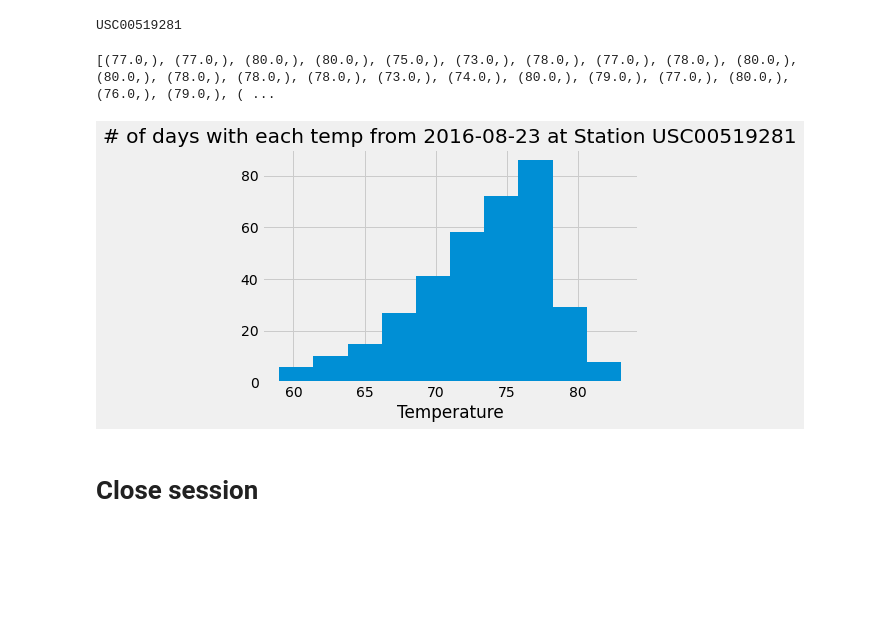
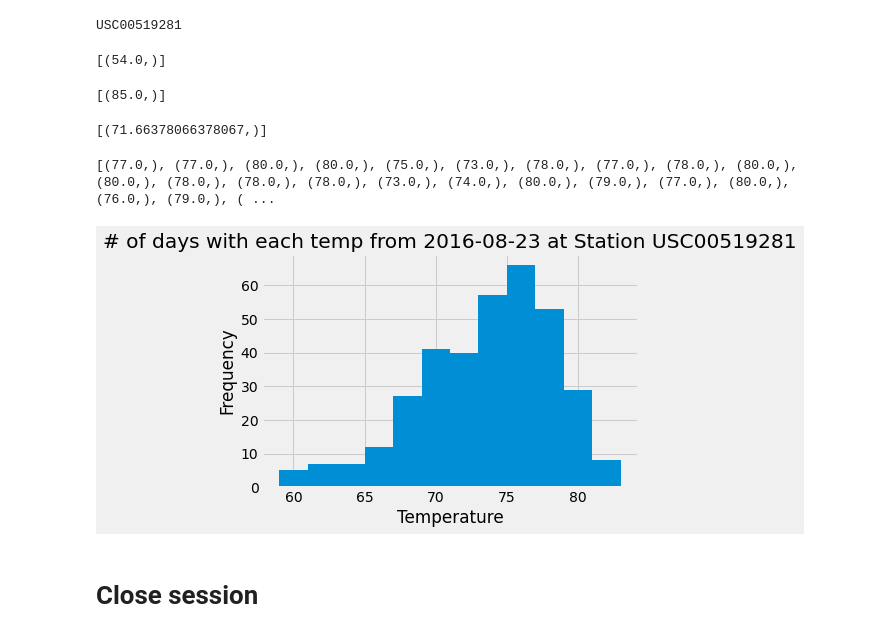
Before and after one commit to jennneth/sqlalchemy-challenge, a Jupyter notebook: climate_starter.ipynb, the cells around one changed output. Saved outputs shown, nothing was run; the diff lists cells and outputs as text; code cells hidden in the pictures; blank space fills up the shorter version.

```diff
--- a/climate_starter.ipynb
+++ b/climate_starter.ipynb
@@ -175,6 +176,25 @@ print(most_active_station)
 print(most_active_station[0])
 # %% [output]
 USC00519281
+# %%
+#Using the most active station id, calculate the lowest, highest, and average temperature.
+lowest_temps = session.query(func.min(Measurement.tobs))\
+    .filter(Measurement.station == most_active_station[0]).all()
+print(lowest_temps)
+# %% [output]
+[(54.0,)]
+# %%
+highest_temp = session.query(func.max(Measurement.tobs))\
+    .filter(Measurement.station == most_active_station[0]).all()
+print(highest_temp)
+# %% [output]
+[(85.0,)]
+# %%
+avg_temp = session.query(func.avg(Measurement.tobs))\
+    .filter(Measurement.station == most_active_station[0]).all()
+print(avg_temp)
+# %% [output]
+[(71.66378066378067,)]
 # %%
 # Using the most active station id
 # Query the last 12 months of temperature observation data for this station and plot the results as a histogram
@@ -189,13 +209,14 @@ print(twelve_temps)
 #convert the results to a list containing just the temps
 plot_temp = [result[0] for result in twelve_temps]
 # %%
-plt.hist(plot_temp)
+plt.hist(plot_temp, bins=12)
 plt.xlabel("Temperature")
+plt.ylabel("Frequency")
 plt.title(f"# of days with each temp from {year_ago} at Station {most_active_station[0]}")
 
 plt.show()
 # %% [output]
-[figure, old version]
+[figure, new version]
 # %% [markdown]
 # Close session
 # %%
```
Also changed, not shown: parts of 3 cells of this notebook.
